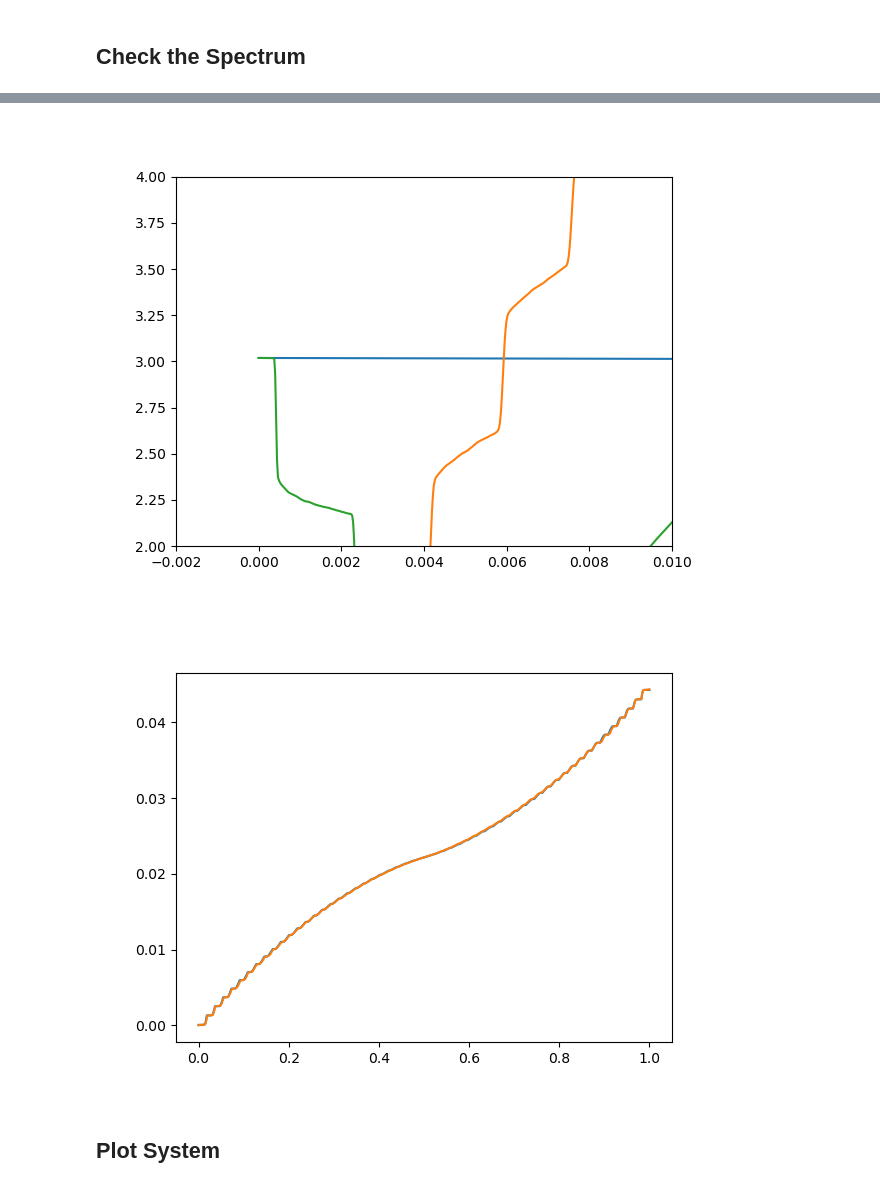
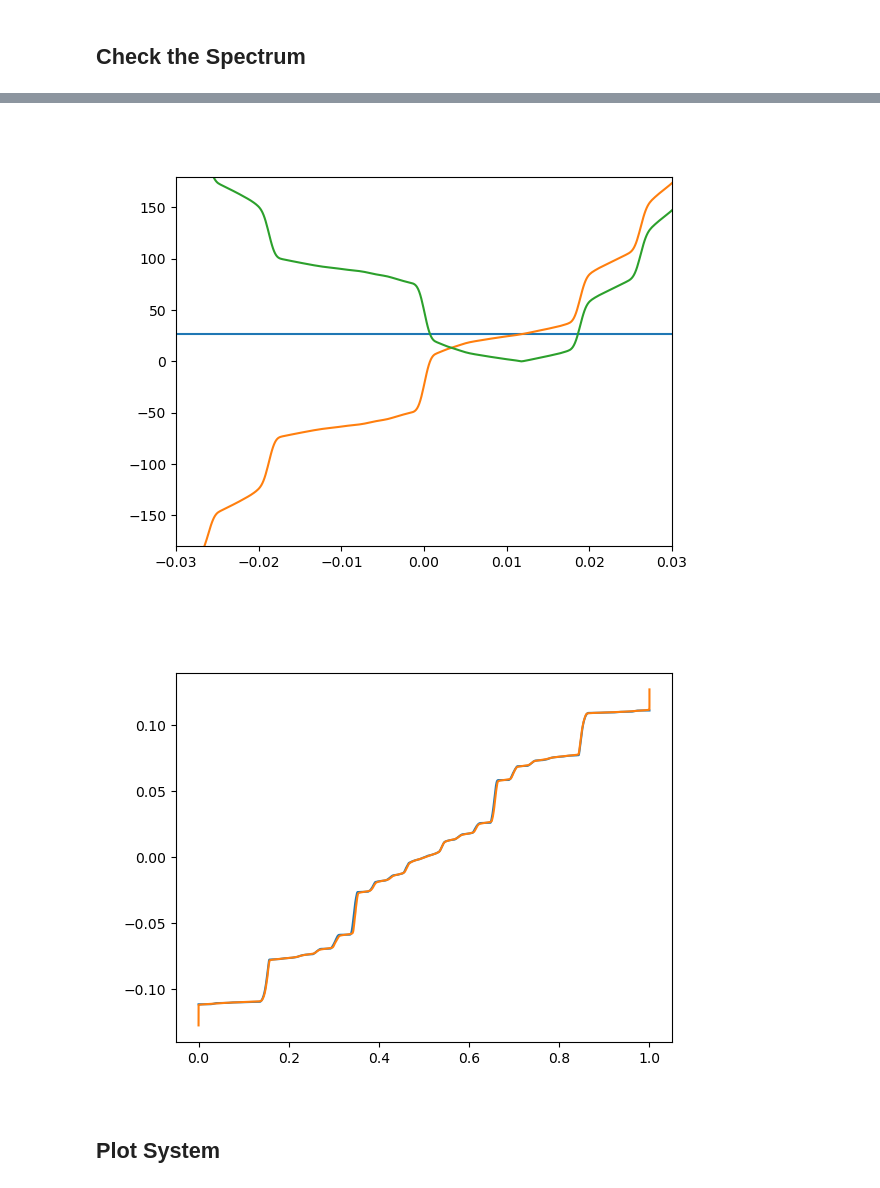
Before and after one commit to yzhaoo/EQuantum, a Jupyter notebook: dotgate.ipynb, the cells around one changed output, grey strips where cells are left out. Saved outputs shown, nothing was run; the diff lists cells and outputs as text; code cells hidden in the pictures.

```diff
--- a/dotgate.ipynb
+++ b/dotgate.ipynb
@@ -66,4 +72,4 @@ syst.export_sites(filename=setuppath+"sites.json")
 # %%
-config_file=setuppath+"0005.json"
+config_file=setuppath+"001_hc.json"
 syst=System(geoparams,config_file=config_file,ifqsystem=True,quantum_builder="default")
 # %% [output]
@@ -73,10 +81,10 @@ Voronoi cells have been created.
 # %%
-qparams={'Ufunc': lambda x:0,'phi':2.8}
+qparams={'Ufunc': lambda x:0,'phi':0.02}
 fsc=FSC(syst,ifinitial=False,params=qparams)
 # %% [output]
 The quantum problem has been initialized.
 # %%
-fsc.update_BC(syst,'gate','potential',5)
-fsc.update_BC(syst,'backgate','potential',-10,ifinitial=True)
+fsc.update_BC(syst,'gate','potential',30)
+fsc.update_BC(syst,'backgate','potential',-50,ifinitial=True)
 # %% [output]
 The poisson problem has been initialized.
@@ -85,32 +106,32 @@ The poisson problem has been initialized.
 # %%
-sidx=1557
+sidx=0
 ni=fsc.ni[fsc.Qprime][sidx]
 Ci=fsc.Ci[sidx]
 ildos=fsc.ildos[sidx]
 Ui=fsc.Ui[fsc.Qprime][sidx]
 
 x_dis=ildos[0]-Ui
 y_dis=ildos[1]
 ildos_dis=[np.sum(y_dis[:idx]) for idx in range(len(x_dis))]
-ildos_dis=ildos_dis
+ildos_dis=ildos_dis-fsc.max_fill/2
 ildos_iterp=interp1d(x_dis,ildos_dis,kind='linear',fill_value='exptrapolate')
 def dn_for_Ci(dU):
     return -dU*Ci+ni
 def diff(dU):
     return np.abs(dn_for_Ci(dU)-ildos_iterp(dU))
 
 dUs=np.linspace(-5,5,200)*fsc.t
 plt.figure()
 plt.plot(x_dis,[dn_for_Ci(dU) for dU in x_dis])
 plt.plot(x_dis,[ildos_iterp(dU) for dU in x_dis])
 plt.plot(x_dis,[diff(dU) for dU in x_dis])
-plt.ylim((2,4))
-plt.xlim((-0.002,0.01))
+plt.ylim((-180,180))
+plt.xlim((-0.03,0.03))
 #plt.plot(x_dis,ildos_dis)
 #plt.plot(fsc.ildos[0][0],fsc.ildos[0][1])
 plt.show()
 # %% [output]
-[figure, old version]
+[figure, new version]
 # %%
 Htest=fsc.qsystem.H.toarray()
 pot=np.diagonal(Htest)
@@ -122,11 +143,11 @@ npol_scale=6)
 # %%
 nden=np.array([np.sum(ildos[0][1][:idx])for idx,ee in enumerate(ildos[0][0])])
 plt.figure()
-plt.plot(np.linspace(0,1,len(ev)),ev+fsc.bandwidth)
+plt.plot(np.linspace(0,1,len(ev)),ev)
 plt.plot(nden/nden[-1],ildos[0][0])
 plt.show()
 # %% [output]
-[figure, old version]
+[figure, new version]
 # %% [markdown]
 ## Plot System
 # %%
```
Also changed, not shown: parts of 16 cells of this notebook, 11 other files.
